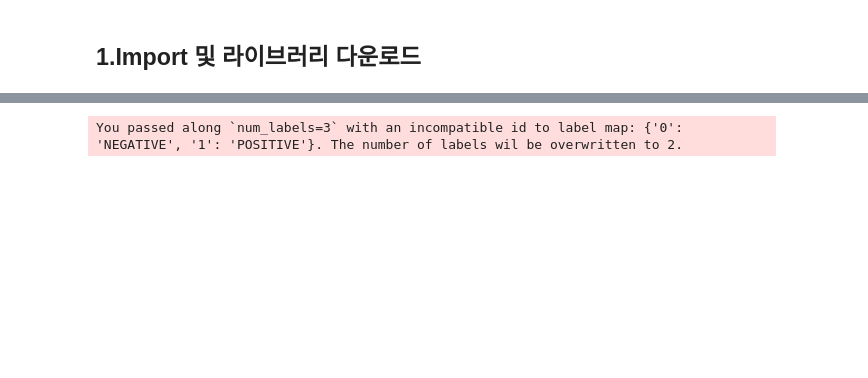
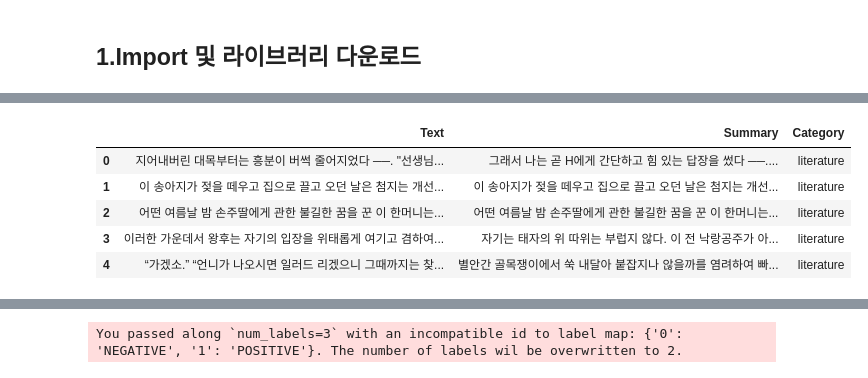
Before and after one commit to AIFFEL-NLP-PROJECT/Aiffelthon, a Jupyter notebook: Model/KoBART/koBART_Modelling_20per_2.ipynb, the cells around one changed output, grey strips where cells are left out. Drawn from its saved outputs; the diff is of its cells as text; code cells hidden in the pictures; blank space fills up the shorter version.

```diff
--- a/Model/KoBART/koBART_Modelling_20per_2.ipynb
+++ b/Model/KoBART/koBART_Modelling_20per_2.ipynb
@@ -98,0 +68,13 @@ pandas.core.series.Series
+# %%
+# 데이터 불러오기
+# 20per data
+train_20per = pd.read_csv('data/train_20per.csv')
+val_20per = pd.read_csv('data/val_20per.csv')
+
+# # 2~3sent
+# train_2-3sent = pd.read_csv('data/train_2-3sent.csv')
+# val_2-3sent = pd.read_csv('data/val_2-3sent.csv')
+
+# # sum1
+# train_Sum1 = pd.read_csv('data/train_Sum1.csv')
+# val_Sum1 = pd.read_csv('data/val_Sum1.csv')
@@ -98,0 +107,9 @@ pandas.core.series.Series
+# %%
+train_20per.head()
+# %% [output]
+|  | Text | Summary | Category |
+| 0 | 지어내버린 대목부터는 흥분이 버썩 줄어지었다 ──. "선생님... | 그래서 나는 곧 H에게 간단하고 힘 있는 답장을 썼다 ──.... | literature |
+| 1 | 이 송아지가 젖을 떼우고 집으로 끌고 오던 날은 첨지는 개선... | 이 송아지가 젖을 떼우고 집으로 끌고 오던 날은 첨지는 개선... | literature |
+| 2 | 어떤 여름날 밤 손주딸에게 관한 불길한 꿈을 꾼 이 한머니는... | 어떤 여름날 밤 손주딸에게 관한 불길한 꿈을 꾼 이 한머니는... | literature |
+| 3 | 이러한 가운데서 왕후는 자기의 입장을 위태롭게 여기고 겸하여... | 자기는 태자의 위 따위는 부럽지 않다. 이 전 낙랑공주가 아... | literature |
+| 4 | “가겠소.” “언니가 나오시면 일러드 리겠으니 그때까지는 찾... | 별안간 골목쟁이에서 쑥 내달아 붙잡지나 않을까를 염려하여 빠... | literature |
```
Also changed, not shown: parts of 44 cells of this notebook.
